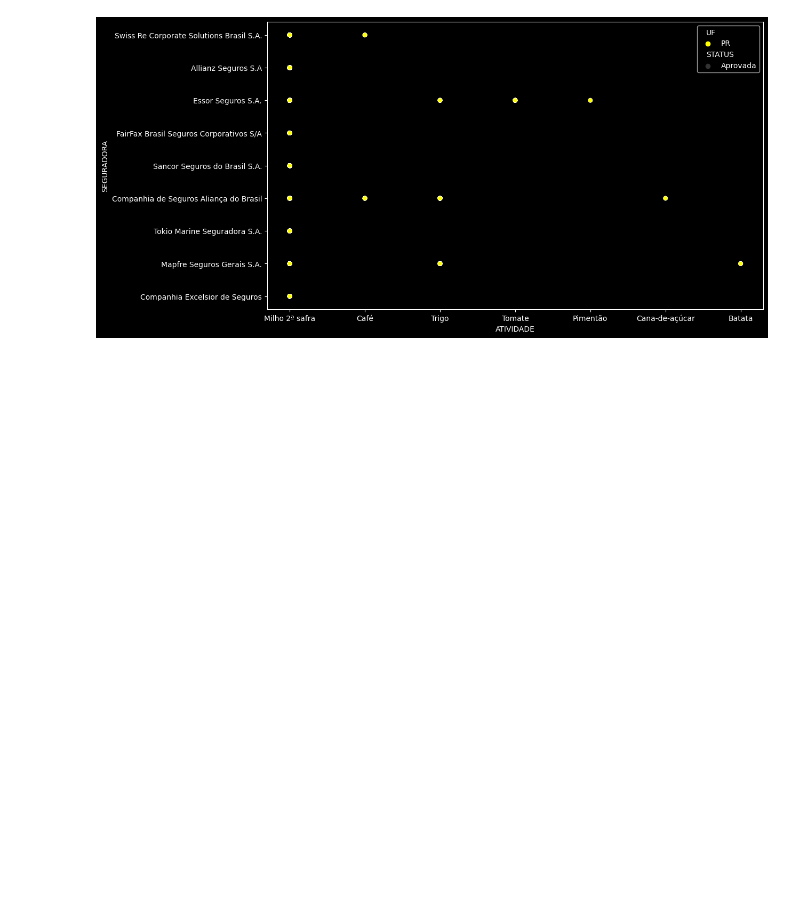
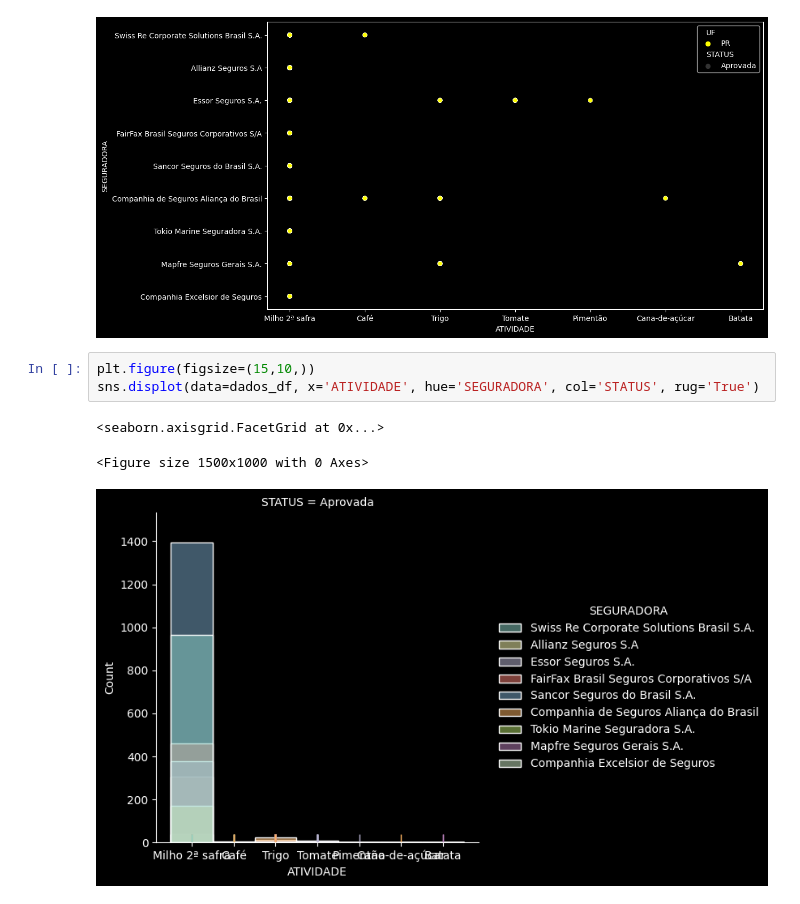
Before and after one commit to Hendrow14/Dados_Agro.Neg-cios, a Jupyter notebook: Base_de_dados.ipynb, the cells around one changed output. Drawn from its saved outputs; the diff is of its cells as text; blank space fills up the shorter version.

Commit message:
Adicinando gráfico com sns.displot, linha 50.

```diff
--- a/Base_de_dados.ipynb
+++ b/Base_de_dados.ipynb
@@ -81,3 +81,10 @@ sns.scatterplot(data=dados_df, x='ATIVIDADE', y='SEGURADORA', hue='UF', style='S
 # %% [output]
 <AxesSubplot: xlabel='ATIVIDADE', ylabel='SEGURADORA'>
 [figure]
+# %%
+plt.figure(figsize=(15,10,))
+sns.displot(data=dados_df, x='ATIVIDADE', hue='SEGURADORA', col='STATUS', rug='True')
+# %% [output]
+<seaborn.axisgrid.FacetGrid at 0x...>
+<Figure size 1500x1000 with 0 Axes>
+[figure, added]
```
